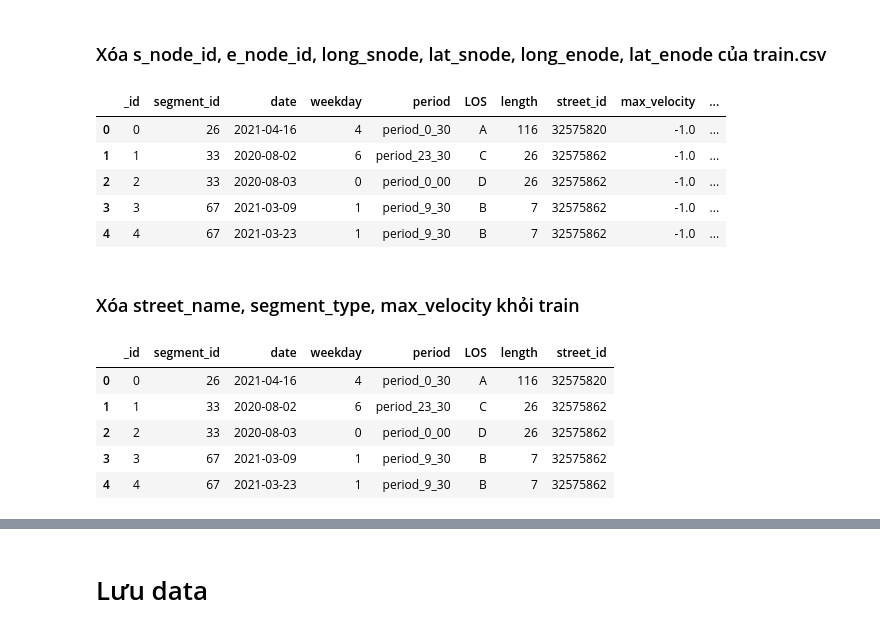
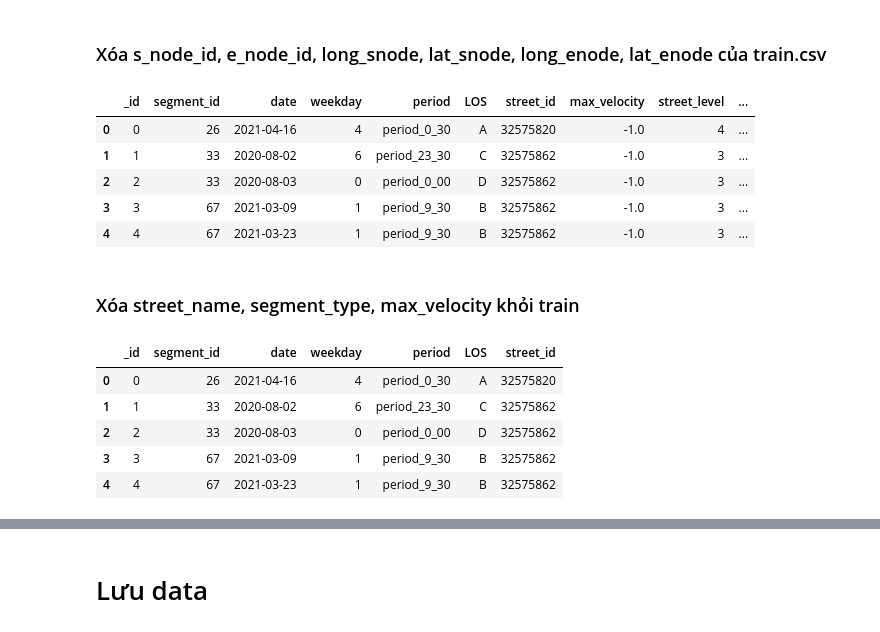
Before and after one commit to An-Sadek/HCM_IOT_GNN, a Jupyter notebook: preprocess/exploration.ipynb, the cells around one changed output, grey strips where cells are left out. Drawn from its saved outputs; the diff is of its cells as text; code cells hidden in the pictures.

Commit message:
Bo them cai length

```diff
--- a/preprocess/exploration.ipynb
+++ b/preprocess/exploration.ipynb
@@ -1064,18 +1064,19 @@ segments_df.head()
 # %%
 train_df = train_df.drop(
     columns=[
+        "length",
         "s_node_id", "e_node_id",
         "long_snode", "lat_snode",
         "long_enode", "lat_enode"
 ])
 train_df.head()
 # %% [output]
-|  | _id | segment_id | date | weekday | period | LOS | length | street_id | max_velocity | ... |
-| 0 | 0 | 26 | 2021-04-16 | 4 | period_0_30 | A | 116 | 32575820 | -1.0 | ... |
-| 1 | 1 | 33 | 2020-08-02 | 6 | period_23_30 | C | 26 | 32575862 | -1.0 | ... |
-| 2 | 2 | 33 | 2020-08-03 | 0 | period_0_00 | D | 26 | 32575862 | -1.0 | ... |
-| 3 | 3 | 67 | 2021-03-09 | 1 | period_9_30 | B | 7 | 32575862 | -1.0 | ... |
-| 4 | 4 | 67 | 2021-03-23 | 1 | period_9_30 | B | 7 | 32575862 | -1.0 | ... |
+|  | _id | segment_id | date | weekday | period | LOS | street_id | max_velocity | street_level | ... |
+| 0 | 0 | 26 | 2021-04-16 | 4 | period_0_30 | A | 32575820 | -1.0 | 4 | ... |
+| 1 | 1 | 33 | 2020-08-02 | 6 | period_23_30 | C | 32575862 | -1.0 | 3 | ... |
+| 2 | 2 | 33 | 2020-08-03 | 0 | period_0_00 | D | 32575862 | -1.0 | 3 | ... |
+| 3 | 3 | 67 | 2021-03-09 | 1 | period_9_30 | B | 32575862 | -1.0 | 3 | ... |
+| 4 | 4 | 67 | 2021-03-23 | 1 | period_9_30 | B | 32575862 | -1.0 | 3 | ... |
 # %% [markdown]
 ### Xóa street_name, segment_type, max_velocity khỏi train
 # %%
@@ -1088,9 +1089,9 @@ train_df = train_df.drop(
 ])
 train_df.head()
 # %% [output]
-|  | _id | segment_id | date | weekday | period | LOS | length | street_id |
-| 0 | 0 | 26 | 2021-04-16 | 4 | period_0_30 | A | 116 | 32575820 |
-| 1 | 1 | 33 | 2020-08-02 | 6 | period_23_30 | C | 26 | 32575862 |
-| 2 | 2 | 33 | 2020-08-03 | 0 | period_0_00 | D | 26 | 32575862 |
-| 3 | 3 | 67 | 2021-03-09 | 1 | period_9_30 | B | 7 | 32575862 |
-| 4 | 4 | 67 | 2021-03-23 | 1 | period_9_30 | B | 7 | 32575862 |
+|  | _id | segment_id | date | weekday | period | LOS | street_id |
+| 0 | 0 | 26 | 2021-04-16 | 4 | period_0_30 | A | 32575820 |
+| 1 | 1 | 33 | 2020-08-02 | 6 | period_23_30 | C | 32575862 |
+| 2 | 2 | 33 | 2020-08-03 | 0 | period_0_00 | D | 32575862 |
+| 3 | 3 | 67 | 2021-03-09 | 1 | period_9_30 | B | 32575862 |
+| 4 | 4 | 67 | 2021-03-23 | 1 | period_9_30 | B | 32575862 |
```
Also changed, not shown: parts of 11 cells of this notebook, 2 other files.
